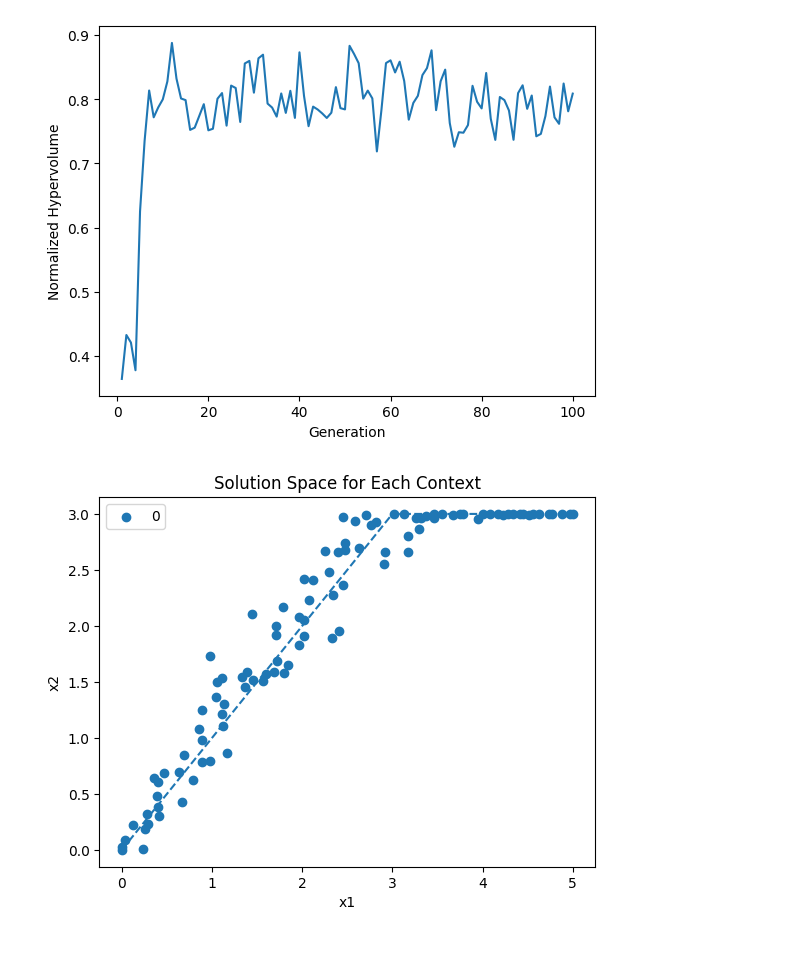
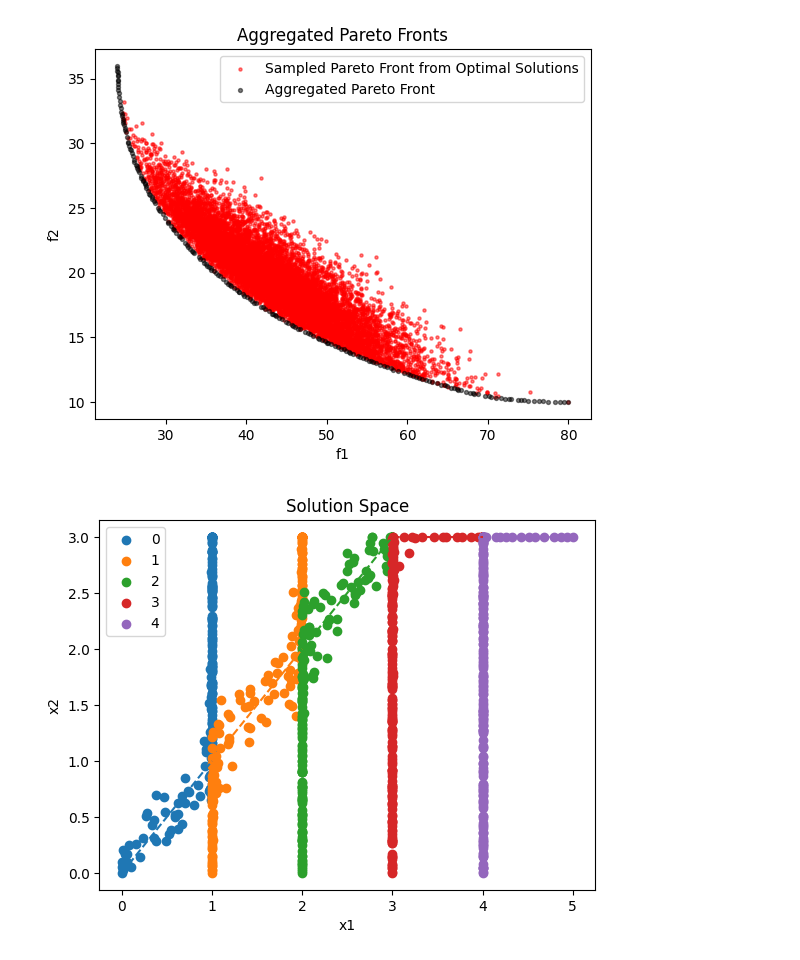
Before and after one commit to danyoungday/coven, a Jupyter notebook: constraints/demo.ipynb, the cells around one changed output. Cells and saved outputs as stored; diff of their text form; code cells hidden in the pictures.

```diff
--- a/constraints/demo.ipynb
+++ b/constraints/demo.ipynb
@@ -141,3 +231,23 @@ plot_pareto(True)
+# %%
+def plot_agg_paretos():
+    pareto_df = experimenter.get_gen_df(GENS)
+    fig, ax = plt.subplots()
+
+    sample_pareto = sample_optimal_pareto_agg(10000)
+    ax.scatter(sample_pareto[:, 0], sample_pareto[:, 1], color="red", label="Sampled Pareto Front from Optimal Solutions", alpha=0.5, s=5)
+
+    ax.scatter(pareto_df["f1"], pareto_df["f2"], color="black", label="Aggregated Pareto Front", alpha=0.5, s=8)
+
+    ax.set_title("Aggregated Pareto Fronts")
+    ax.set_xlabel("f1")
+    ax.set_ylabel("f2")
+    ax.legend()
+
+    plt.show()
+
+plot_agg_paretos()
+# %% [output]
+[figure, added]
 # %%
 def plot_hypervolume():
     optimal_actions = experimenter.evaluator.get_optimal()
@@ -159,12 +269,10 @@ def plot_hypervolume():
     ax.plot(range(1, GENS + 1), hypervolumes)
 
     ax.set_xlabel("Generation")
-    ax.set_ylabel("Normalized Hypervolume")
+    ax.set_ylabel("Prop of optimal hypervolume")
     plt.show()
 
-plot_hypervolume()
+# plot_hypervolume()
-# %% [output]
-[figure, removed]
 # %%
 def plot_solution_space(ax: plt.Axes, context_idx: int, gen: int, color_idx: int, plot_optimal: bool = True):
 
@@ -189,13 +298,14 @@ def plot_solution_space(ax: plt.Axes, context_idx: int, gen: int, color_idx: int
     return ax
 # %%
 fig, ax = plt.subplots()
-ax = plot_solution_space(ax, 0, GENS, 0, True)
+for context_idx in range(experimenter.evaluator.contexts.shape[0]):
+    ax = plot_solution_space(ax, context_idx, GENS, context_idx, True)
 
 ax.legend()
 ax.set_xlabel("x1")
 ax.set_ylabel("x2")
-ax.set_title("Solution Space for Each Context")
+ax.set_title("Solution Space")
 
 plt.show()
 # %% [output]
-[figure, old version]
+[figure, new version]
```
Also changed, not shown: parts of 13 cells of this notebook, 2 other files.
